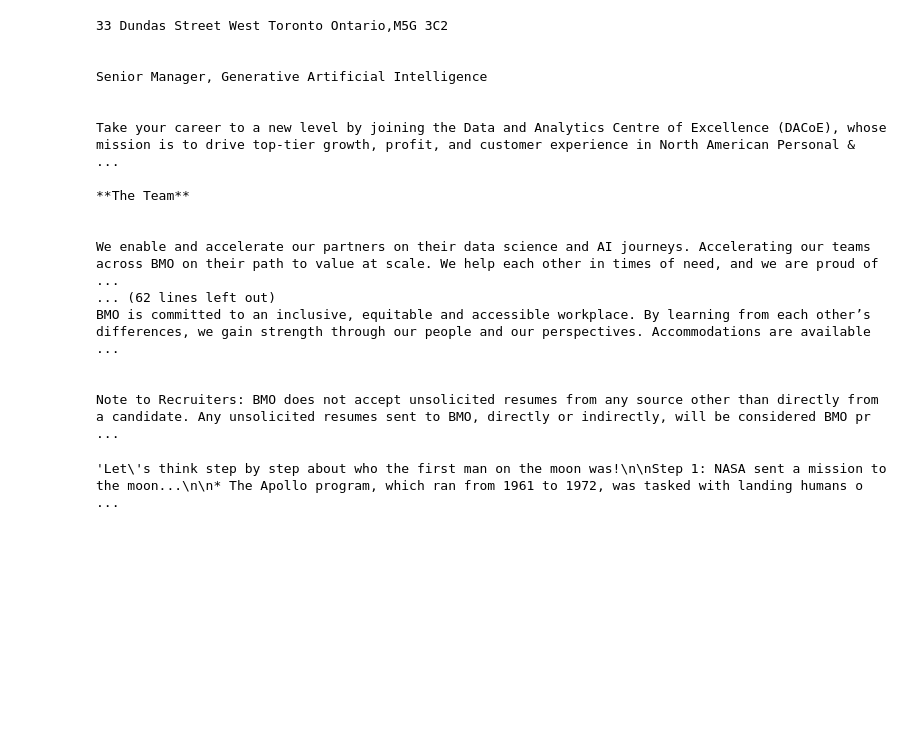
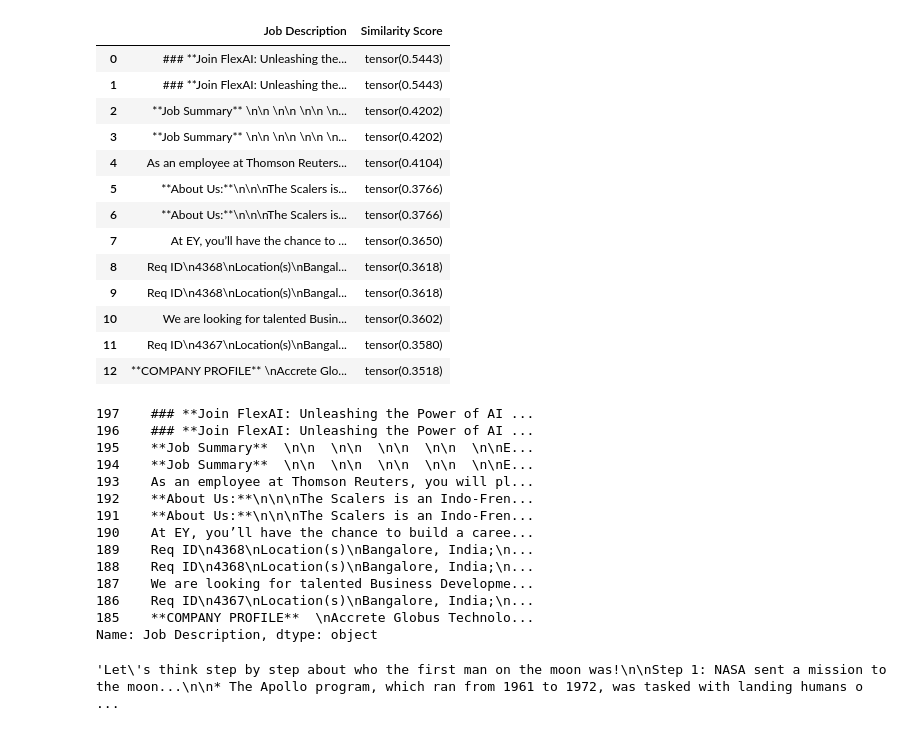
Before and after one commit to Rajathbharadwaj/AI-resume-builder, a Jupyter notebook: Untitled3.ipynb, the cells around one changed output. Drawn from its saved outputs; the diff is of its cells as text; code cells hidden in the pictures; blank space fills up the shorter version.

```diff
--- a/Untitled3.ipynb
+++ b/Untitled3.ipynb
@@ -355,23 +283,37 @@ top_k_df.tail(k)
+# %%
+top_k_df
+# %% [output]
+|  | Job Description | Similarity Score |
+| 0 | ### **Join FlexAI: Unleashing the... | tensor(0.5443) |
+| 1 | ### **Join FlexAI: Unleashing the... | tensor(0.5443) |
+| 2 | **Job Summary** \n\n \n\n \n\n \n... | tensor(0.4202) |
+| 3 | **Job Summary** \n\n \n\n \n\n \n... | tensor(0.4202) |
+| 4 | As an employee at Thomson Reuters... | tensor(0.4104) |
+| 5 | **About Us:**\n\n\nThe Scalers is... | tensor(0.3766) |
+| 6 | **About Us:**\n\n\nThe Scalers is... | tensor(0.3766) |
+| 7 | At EY, you’ll have the chance to ... | tensor(0.3650) |
+| 8 | Req ID\n4368\nLocation(s)\nBangal... | tensor(0.3618) |
+| 9 | Req ID\n4368\nLocation(s)\nBangal... | tensor(0.3618) |
+| 10 | We are looking for talented Busin... | tensor(0.3602) |
+| 11 | Req ID\n4367\nLocation(s)\nBangal... | tensor(0.3580) |
+| 12 | **COMPANY PROFILE** \nAccrete Glo... | tensor(0.3518) |
 # %%
-print(top_k_df.tail(k)['Job Description'][::-1][27])
+print(top_k_df.tail(k)['Job Description'][::-1])
 # %% [output]
-33 Dundas Street West Toronto Ontario,M5G 3C2
-
-
-Senior Manager, Generative Artificial Intelligence
-
-
-Take your career to a new level by joining the Data and Analytics Centre of Excellence (DACoE), whose mission is to drive top-tier growth, profit, and customer experience in North American Personal &  ...
-
-**The Team**
-
-
-We enable and accelerate our partners on their data science and AI journeys. Accelerating our teams across BMO on their path to value at scale. We help each other in times of need, and we are proud of ...
-... (62 lines left out)
-BMO is committed to an inclusive, equitable and accessible workplace. By learning from each other’s differences, we gain strength through our people and our perspectives. Accommodations are available  ...
-
-
-Note to Recruiters: BMO does not accept unsolicited resumes from any source other than directly from a candidate. Any unsolicited resumes sent to BMO, directly or indirectly, will be considered BMO pr ...
+197    ### **Join FlexAI: Unleashing the Power of AI ...
+196    ### **Join FlexAI: Unleashing the Power of AI ...
+195    **Job Summary**  \n\n  \n\n  \n\n  \n\n  \n\nE...
+194    **Job Summary**  \n\n  \n\n  \n\n  \n\n  \n\nE...
+193    As an employee at Thomson Reuters, you will pl...
+192    **About Us:**\n\n\nThe Scalers is an Indo-Fren...
+191    **About Us:**\n\n\nThe Scalers is an Indo-Fren...
+190    At EY, you’ll have the chance to build a caree...
+189    Req ID\n4368\nLocation(s)\nBangalore, India;\n...
+188    Req ID\n4368\nLocation(s)\nBangalore, India;\n...
+187    We are looking for talented Business Developme...
+186    Req ID\n4367\nLocation(s)\nBangalore, India;\n...
+185    **COMPANY PROFILE**  \nAccrete Globus Technolo...
+Name: Job Description, dtype: object
 # %%
 from langchain_community.llms import Ollama
 
```
Also changed, not shown: parts of 15 cells of this notebook, 5 other files.
